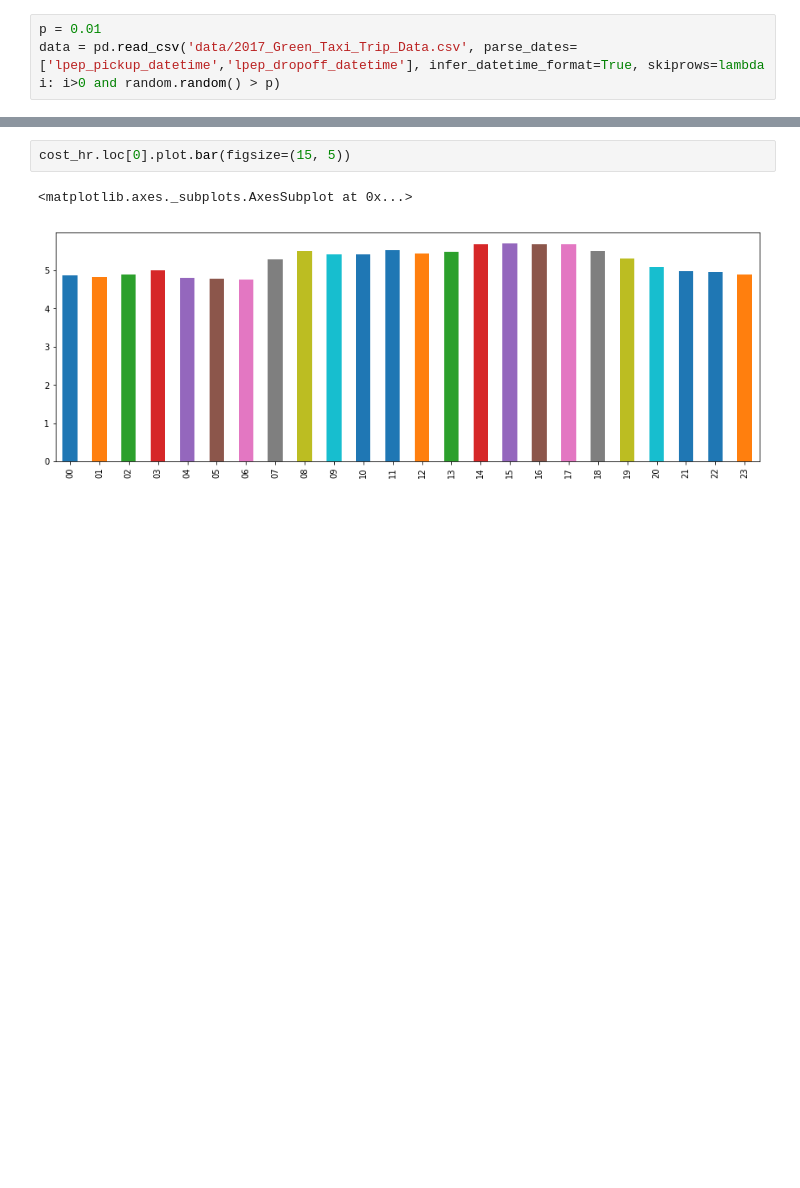
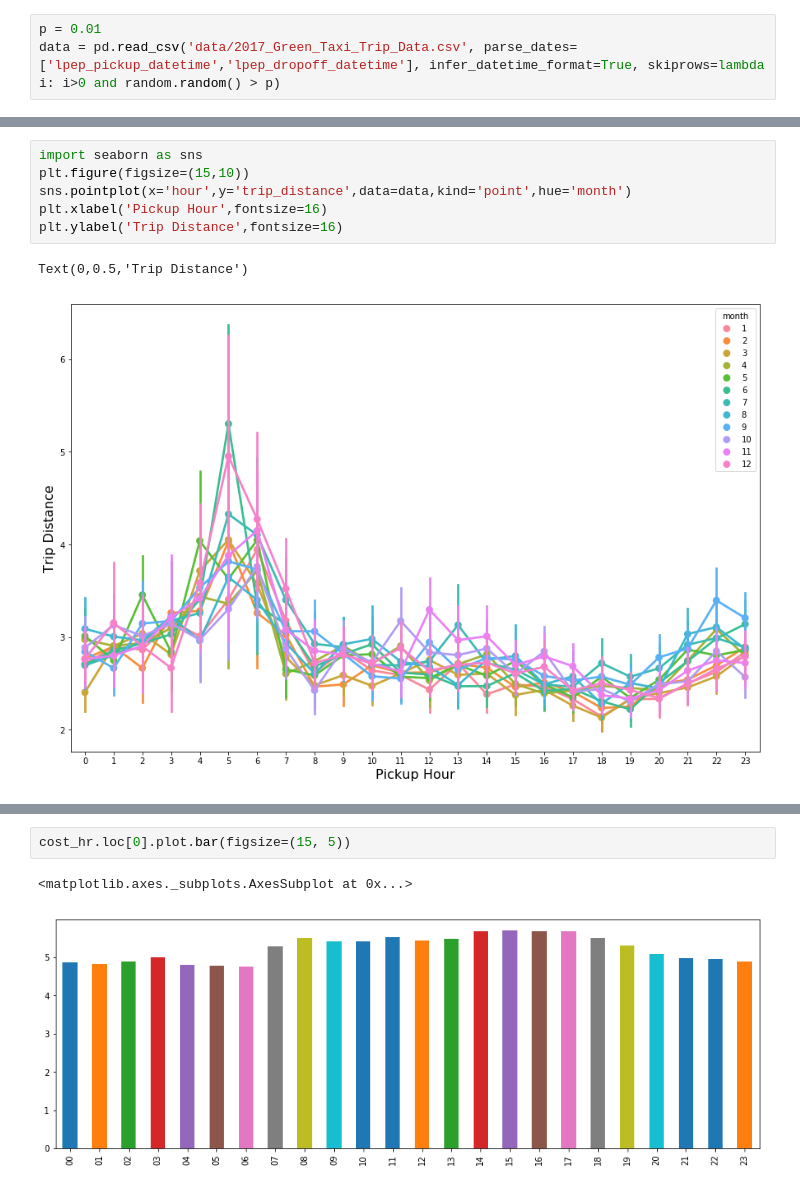
Before and after one commit to KaidongLi/ku731-p06-visual, a Jupyter notebook: tst_procedure.ipynb, the cells around one changed output, grey strips where cells are left out. Drawn from its saved outputs; the diff is of its cells as text; blank space fills up the shorter version.

```diff
--- a/tst_procedure.ipynb
+++ b/tst_procedure.ipynb
@@ -142,0 +181,9 @@ data.sample(2)
+# %%
+import seaborn as sns
+plt.figure(figsize=(15,10))
+sns.pointplot(x='hour',y='trip_distance',data=data,kind='point',hue='month')
+plt.xlabel('Pickup Hour',fontsize=16)
+plt.ylabel('Trip Distance',fontsize=16)
+# %% [output]
+Text(0,0.5,'Trip Distance')
+[figure, added]
```
Also changed, not shown: parts of 23 cells of this notebook.
